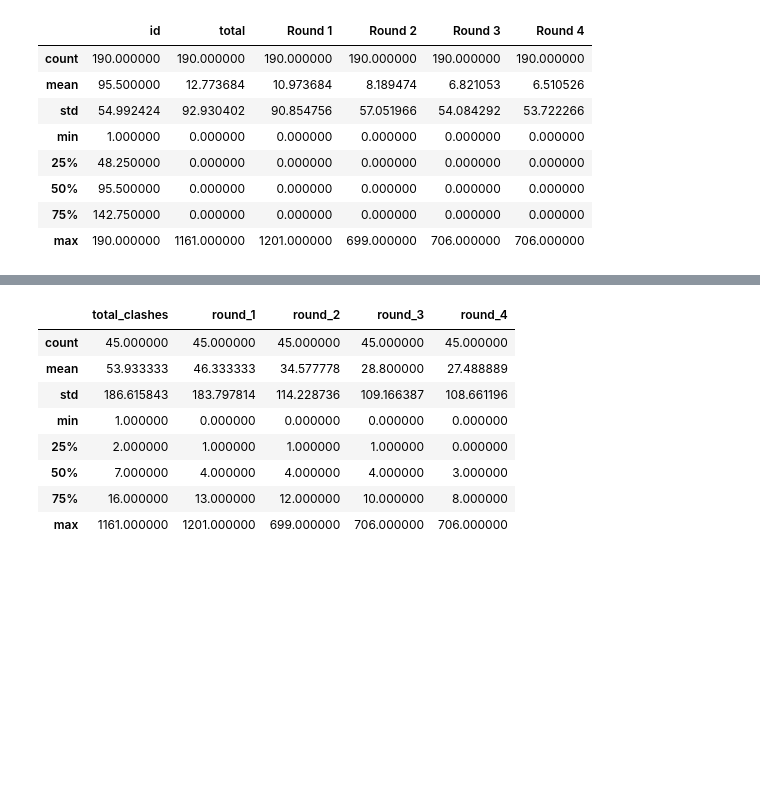
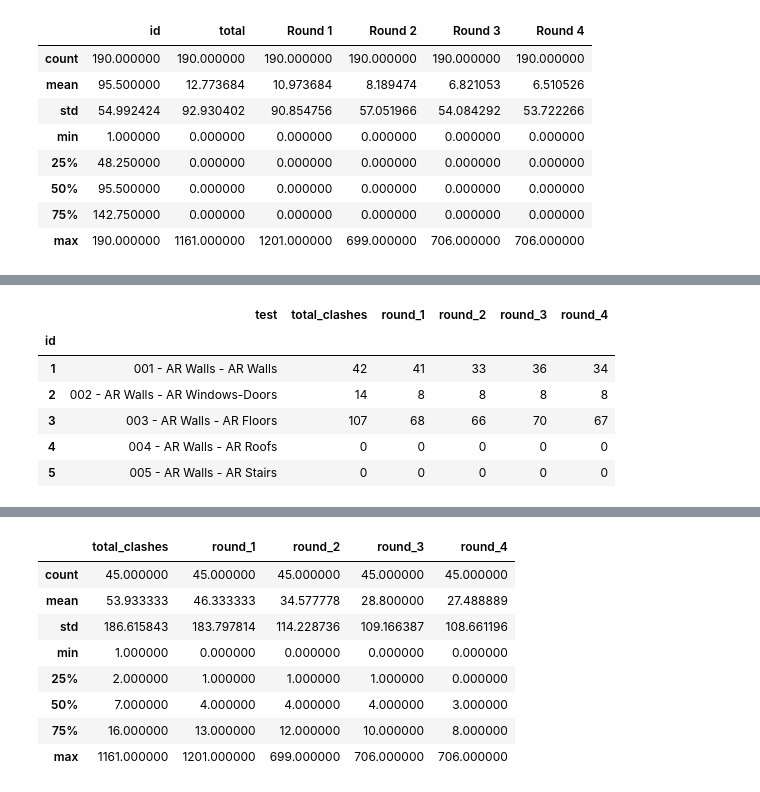
Before and after one commit to Mustafa-A-Saleh/Clash-Tests-Analysis, a Jupyter notebook: Clash_Tests_Analysis.ipynb, the cells around one changed output, grey strips where cells are left out. Drawn from its saved outputs; the diff is of its cells as text; code cells hidden in the pictures; blank space fills up the shorter version.

```diff
--- a/Clash_Tests_Analysis.ipynb
+++ b/Clash_Tests_Analysis.ipynb
@@ -69,24 +60,3 @@ df.describe()
 | 50% | 95.500000 | 0.000000 | 0.000000 | 0.000000 | 0.000000 | 0.000000 |
 | 75% | 142.750000 | 0.000000 | 0.000000 | 0.000000 | 0.000000 | 0.000000 |
 | max | 190.000000 | 1161.000000 | 1201.000000 | 699.000000 | 706.000000 | 706.000000 |
-# %%
-# setting id column as index
-df.set_index('id', inplace = True)
-
-# rename columns to be easily manipulated
-df.rename(columns= {'name3':'test','total':'total_clashes','Round 1':'round_1','Round 2':'round_2','Round 3':'round_3','Round 4':'round_4'}, inplace=True)
-
-# eliminate all zero values
-df1= df[df.total_clashes > 0]
-df1.describe()
-df1.head()
-
-# split test column to three columns(test_number, discipline_1, discipline_2)
-clash_tests = df1['test'].str.split(' - ', expand=True)
-clash_tests[0] = pd.to_numeric(clash_tests[0])
-
-# merge the new columns with df1
-df1= pd.merge(clash_tests, df1, left_index=True, right_index=True )
-df1.rename(columns= {0:'test_number', 1:'discipline_1', 2:'discipline_2'}, inplace = True)
-df1.drop('test_number', axis= 1, inplace= True)
-df1.head()
@@ -100,0 +66,22 @@ df1.head()
+# %%
+# Function to rename columns
+def rename_columns(df):
+    # Create a list of the new column names
+    new_columns = ['test', 'total_clashes'] + [f'round_{i}' for i in range(1, len(df.columns)-1)]
+
+    # Rename the columns
+    df.rename(columns=dict(zip(df.columns, new_columns)), inplace=True)
+
+    return df
+# %%
+# rename columns to be easily manipulated
+rename_columns(df)
+df.head()
+# %% [output]
+|  | test | total_clashes | round_1 | round_2 | round_3 | round_4 |
+| id |  |  |  |  |  |  |
+| 1 | 001 - AR Walls - AR Walls | 42 | 41 | 33 | 36 | 34 |
+| 2 | 002 - AR Walls - AR Windows-Doors | 14 | 8 | 8 | 8 | 8 |
+| 3 | 003 - AR Walls - AR Floors | 107 | 68 | 66 | 70 | 67 |
+| 4 | 004 - AR Walls - AR Roofs | 0 | 0 | 0 | 0 | 0 |
+| 5 | 005 - AR Walls - AR Stairs | 0 | 0 | 0 | 0 | 0 |
```
Also changed, not shown: parts of 22 cells of this notebook, 1 other file.
